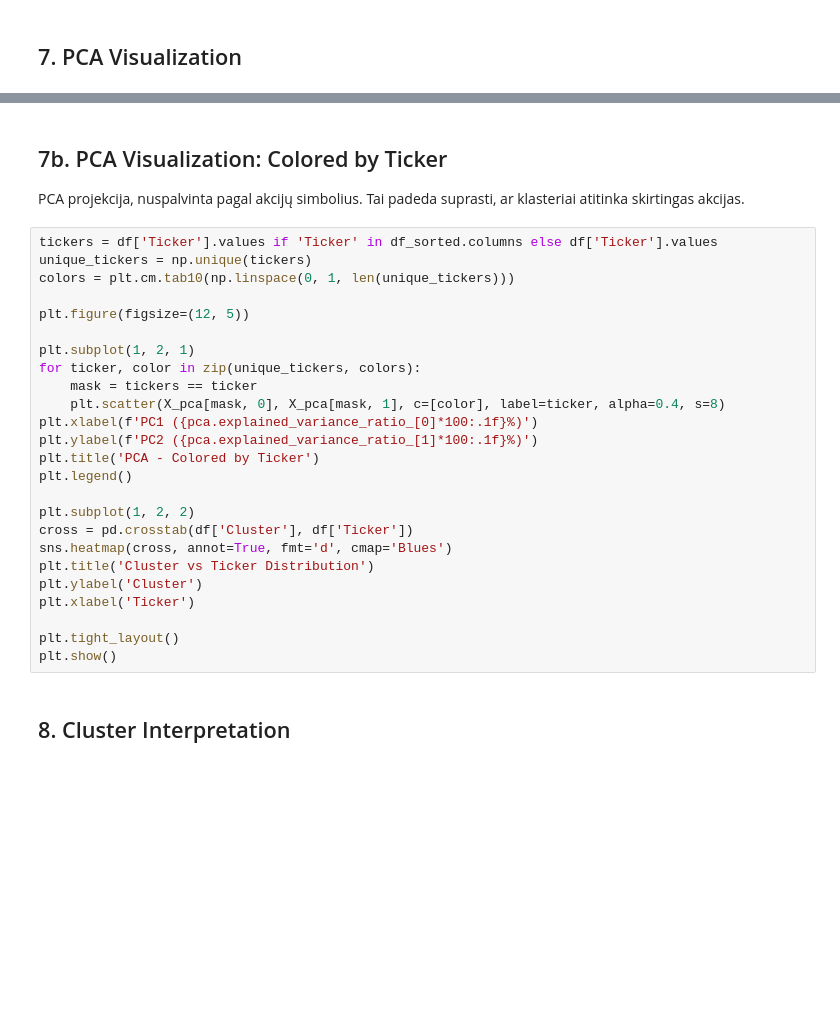
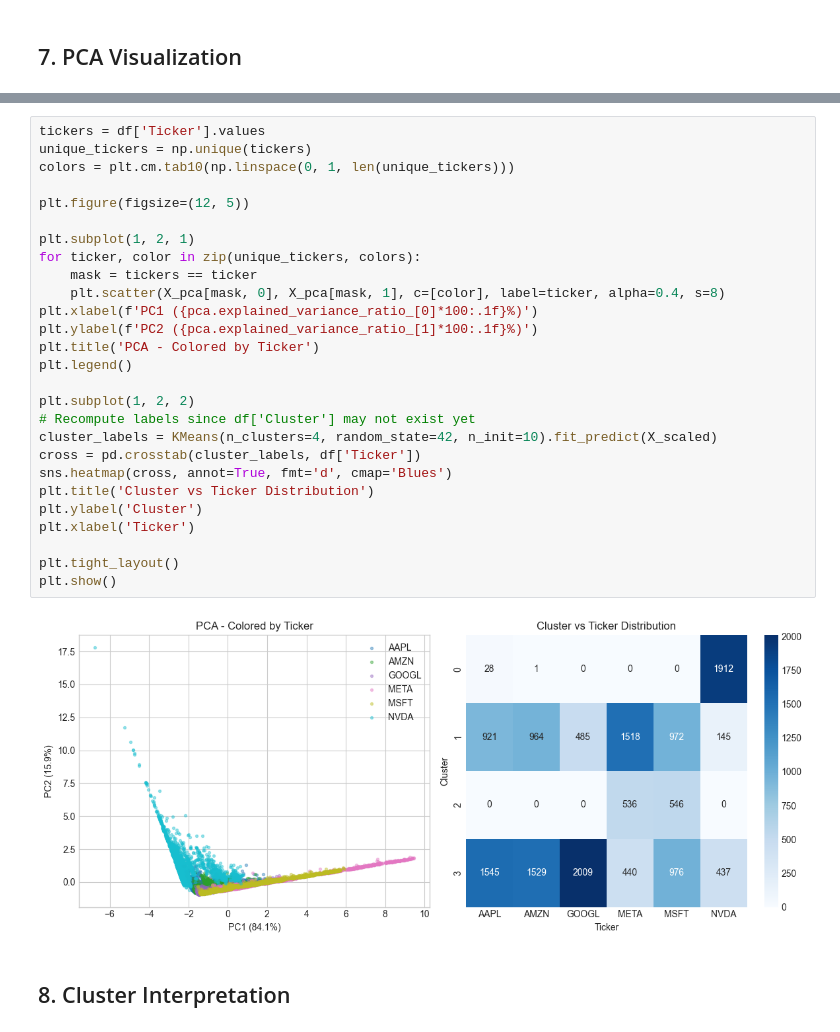
Before and after one commit to sirzif/penkt-da, a Jupyter notebook: task4_clustering.ipynb, the cells around one changed output, grey strips where cells are left out. Saved outputs shown, nothing was run; the diff lists cells and outputs as text; blank space fills up the shorter version.

```diff
--- a/task4_clustering.ipynb
+++ b/task4_clustering.ipynb
@@ -272,32 +270,32 @@ plt.show()
-# %% [markdown]
-## 7b. PCA Visualization: Colored by Ticker
-
-PCA projekcija, nuspalvinta pagal akcijų simbolius. Tai padeda suprasti, ar klasteriai atitinka skirtingas akcijas.
 # %%
-tickers = df['Ticker'].values if 'Ticker' in df_sorted.columns else df['Ticker'].values
+tickers = df['Ticker'].values
 unique_tickers = np.unique(tickers)
 colors = plt.cm.tab10(np.linspace(0, 1, len(unique_tickers)))
 
 plt.figure(figsize=(12, 5))
 
 plt.subplot(1, 2, 1)
 for ticker, color in zip(unique_tickers, colors):
     mask = tickers == ticker
     plt.scatter(X_pca[mask, 0], X_pca[mask, 1], c=[color], label=ticker, alpha=0.4, s=8)
 plt.xlabel(f'PC1 ({pca.explained_variance_ratio_[0]*100:.1f}%)')
 plt.ylabel(f'PC2 ({pca.explained_variance_ratio_[1]*100:.1f}%)')
 plt.title('PCA - Colored by Ticker')
 plt.legend()
 
 plt.subplot(1, 2, 2)
-cross = pd.crosstab(df['Cluster'], df['Ticker'])
+# Recompute labels since df['Cluster'] may not exist yet
+cluster_labels = KMeans(n_clusters=4, random_state=42, n_init=10).fit_predict(X_scaled)
+cross = pd.crosstab(cluster_labels, df['Ticker'])
 sns.heatmap(cross, annot=True, fmt='d', cmap='Blues')
 plt.title('Cluster vs Ticker Distribution')
 plt.ylabel('Cluster')
 plt.xlabel('Ticker')
 
 plt.tight_layout()
 plt.show()
+# %% [output]
+[figure, added]
 # %% [markdown]
 ## 8. Cluster Interpretation
 # %%
```
Also changed, not shown: parts of 5 cells of this notebook, 2 other files.
